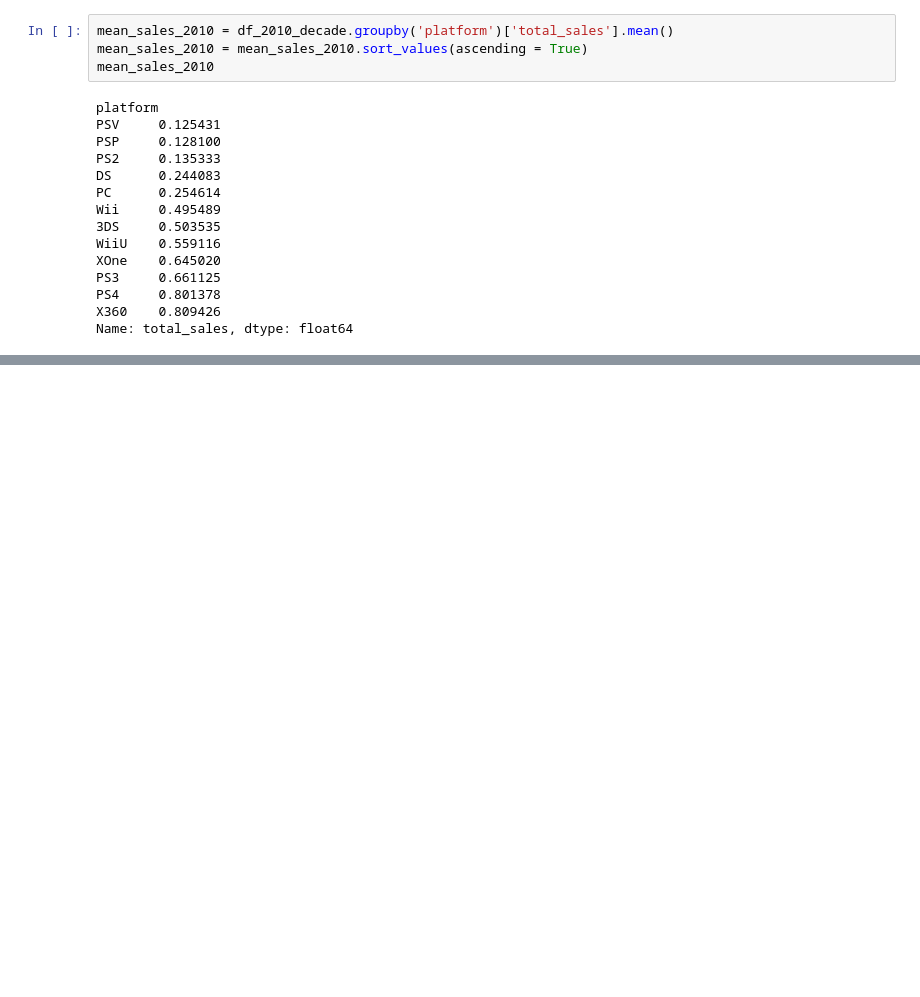
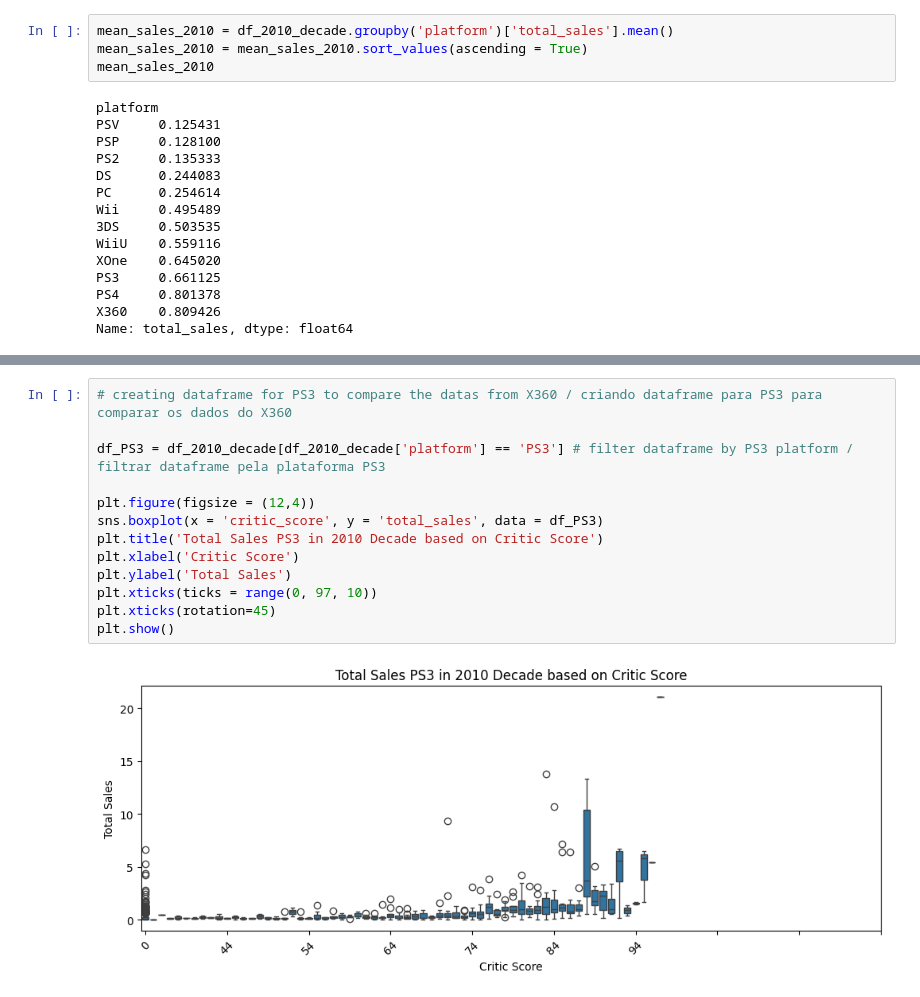
Before and after one commit to RafaelGenari/Bootcamp-Project-Video-Games-Ice-Company, a Jupyter notebook: Notebooks/EDA.ipynb, the cells around one changed output, grey strips where cells are left out. Drawn from its saved outputs; the diff is of its cells as text; blank space fills up the shorter version.

```diff
--- a/Notebooks/EDA.ipynb
+++ b/Notebooks/EDA.ipynb
@@ -393,0 +427,15 @@ Quanto às médias das vendas, como citado anteriormente, as plataformas lançad
+# %%
+# creating dataframe for PS3 to compare the datas from X360 / criando dataframe para PS3 para comparar os dados do X360
+
+df_PS3 = df_2010_decade[df_2010_decade['platform'] == 'PS3'] # filter dataframe by PS3 platform / filtrar dataframe pela plataforma PS3
+
+plt.figure(figsize = (12,4))
+sns.boxplot(x = 'critic_score', y = 'total_sales', data = df_PS3)
+plt.title('Total Sales PS3 in 2010 Decade based on Critic Score')
+plt.xlabel('Critic Score')
+plt.ylabel('Total Sales')
+plt.xticks(ticks = range(0, 97, 10))
+plt.xticks(rotation=45)
+plt.show()
+# %% [output]
+[figure, added]
```
Also changed, not shown: parts of 39 cells of this notebook.
